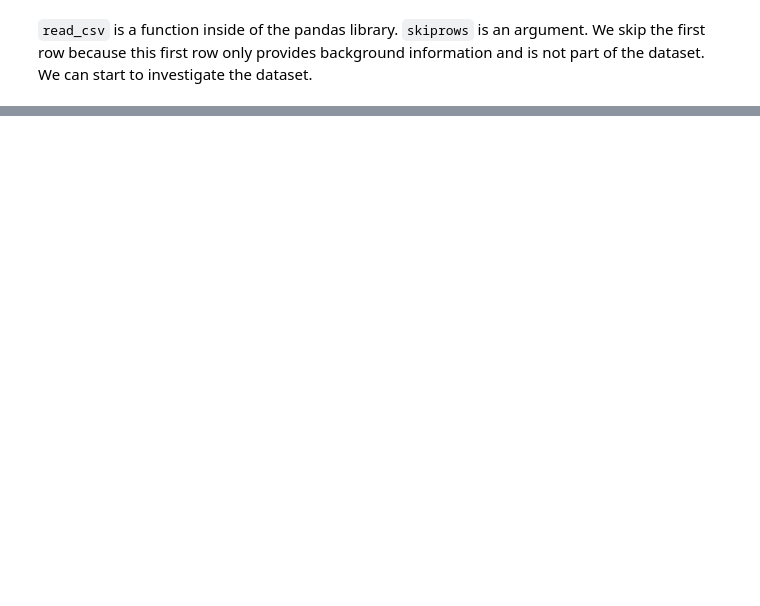
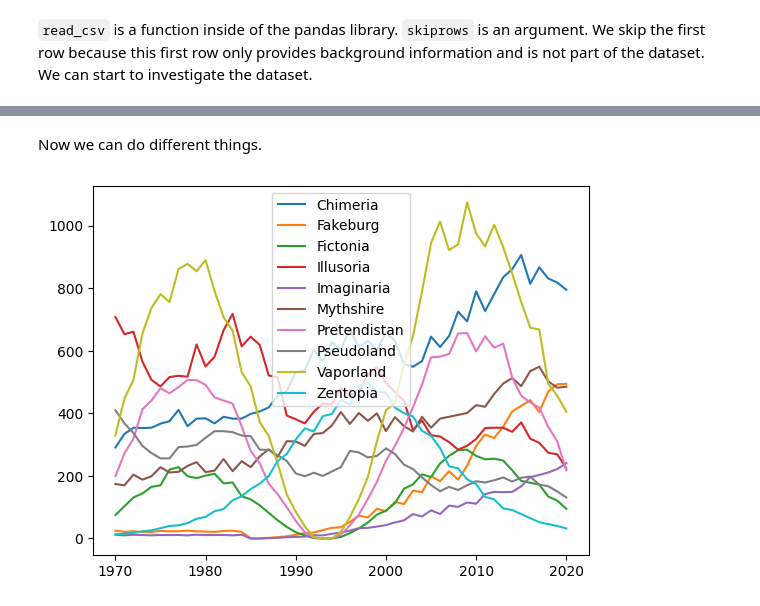
Before and after one commit to two-phaseflow/JAR513M, a Jupyter notebook: Week2_GroupAssignment.ipynb, the cells around one changed output, grey strips where cells are left out. Saved outputs shown, nothing was run; the diff lists cells and outputs as text; code cells hidden in the pictures; blank space fills up the shorter version.

```diff
--- a/Week2_GroupAssignment.ipynb
+++ b/Week2_GroupAssignment.ipynb
@@ -20,0 +30,3 @@ NameError: name 'df' is not defined
+# %%
+df_long = df.melt(id_vars="Country", var_name="Year", value_name="Production")
+df_long.head()
@@ -20,0 +40,12 @@ NameError: name 'df' is not defined
+# %% [markdown]
+Now we can do different things.
+# %%
+df_long["Year"] = df_long["Year"].astype(int)
+df_long["Production"] = pd.to_numeric(df_long["Production"], errors="coerce")
+# %%
+for country, subset in df_long.groupby("Country"):
+    plt.plot(subset["Year"], subset["Production"], label=country)
+plt.legend()
+plt.show()
+# %% [output]
+[figure, added]
```
Also changed, not shown: parts of 7 cells of this notebook.
